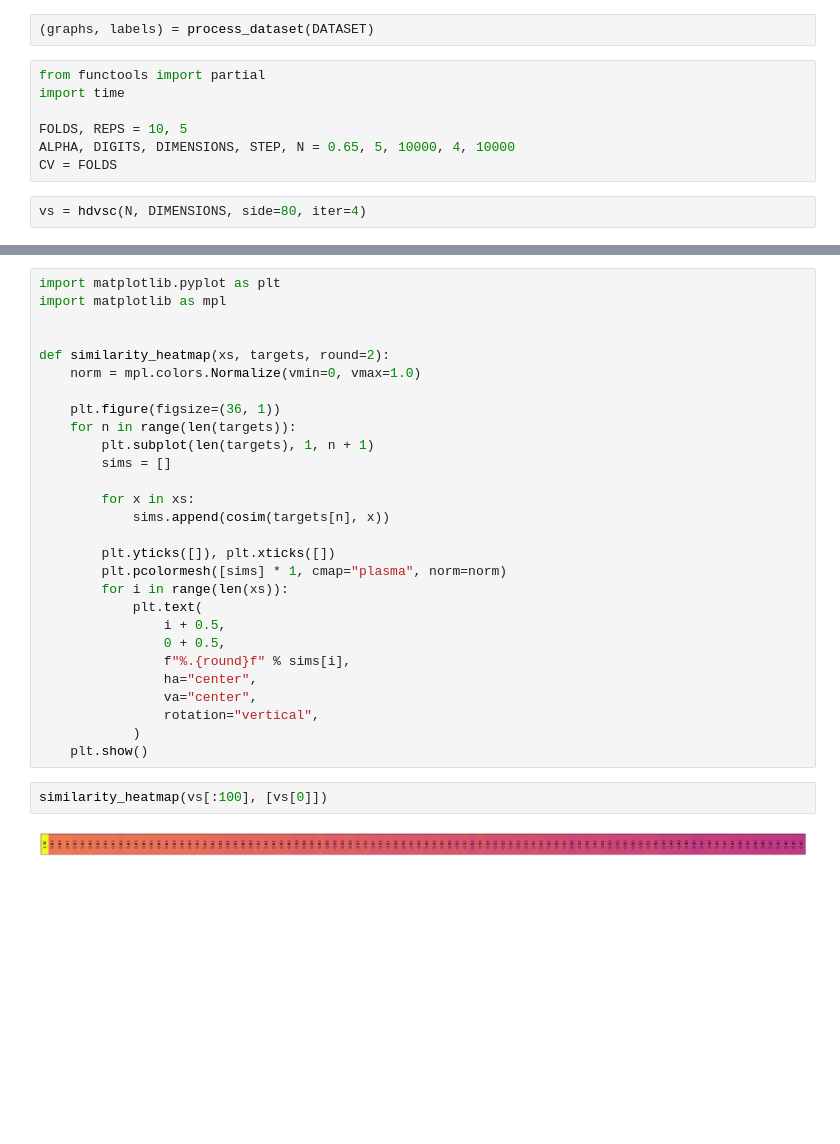
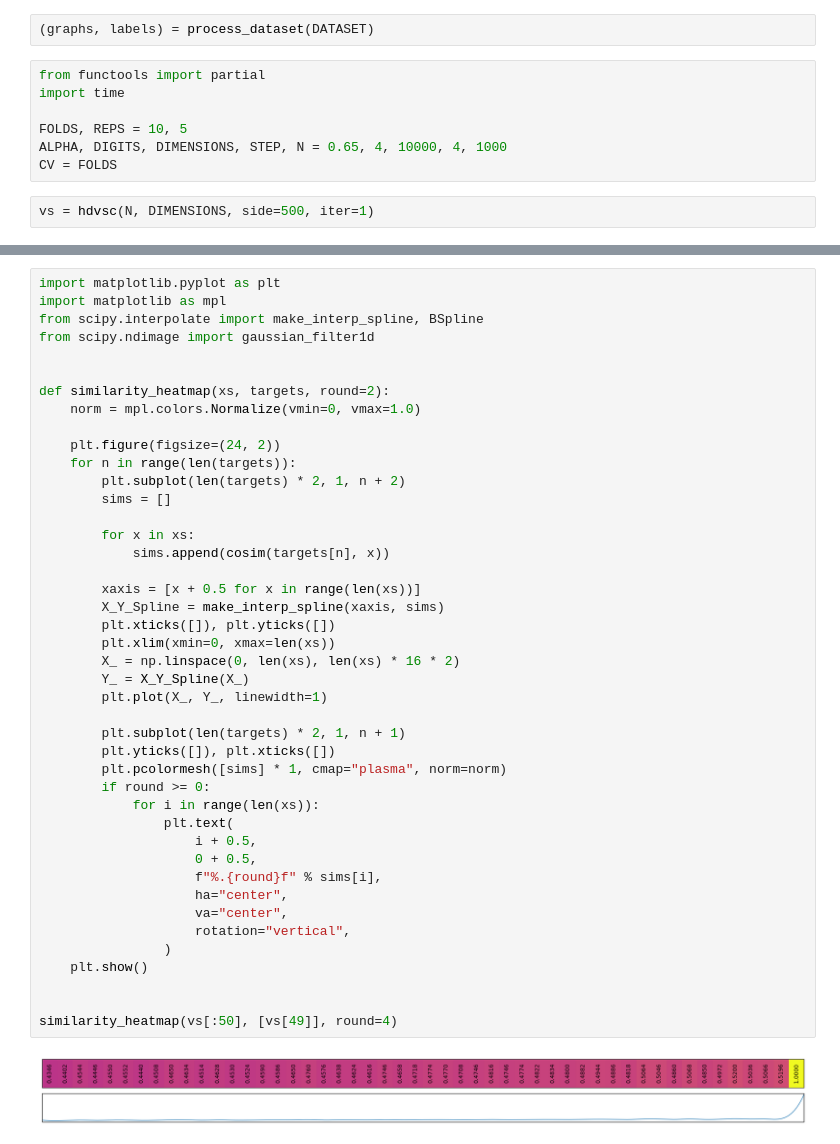
Before and after one commit to ignaciosica/hdc, a Jupyter notebook: papers/graph/graph.ipynb, the cells around one changed output, grey strips where cells are left out. Drawn from its saved outputs; the diff is of its cells as text; blank space fills up the shorter version.

Commit message:
improve similarity heatmap

```diff
--- a/papers/graph/graph.ipynb
+++ b/papers/graph/graph.ipynb
@@ -135,10 +133,10 @@ from functools import partial
 import time
 
 FOLDS, REPS = 10, 5
-ALPHA, DIGITS, DIMENSIONS, STEP, N = 0.65, 5, 10000, 4, 10000
+ALPHA, DIGITS, DIMENSIONS, STEP, N = 0.65, 4, 10000, 4, 1000
 CV = FOLDS
 # %%
-vs = hdvsc(N, DIMENSIONS, side=80, iter=4)
+vs = hdvsc(N, DIMENSIONS, side=500, iter=1)
 # %%
 encoders = [
     partial(encode_graphe, dimensions=DIMENSIONS),
@@ -177,32 +175,45 @@ S => 0.83368 T => 7.40499
 # %%
 import matplotlib.pyplot as plt
 import matplotlib as mpl
+from scipy.interpolate import make_interp_spline, BSpline
+from scipy.ndimage import gaussian_filter1d
 
 
 def similarity_heatmap(xs, targets, round=2):
     norm = mpl.colors.Normalize(vmin=0, vmax=1.0)
 
-    plt.figure(figsize=(36, 1))
+    plt.figure(figsize=(24, 2))
     for n in range(len(targets)):
-        plt.subplot(len(targets), 1, n + 1)
+        plt.subplot(len(targets) * 2, 1, n + 2)
         sims = []
 
         for x in xs:
             sims.append(cosim(targets[n], x))
 
+        xaxis = [x + 0.5 for x in range(len(xs))]
+        X_Y_Spline = make_interp_spline(xaxis, sims)
+        plt.xticks([]), plt.yticks([])
+        plt.xlim(xmin=0, xmax=len(xs))
+        X_ = np.linspace(0, len(xs), len(xs) * 16 * 2)
+        Y_ = X_Y_Spline(X_)
+        plt.plot(X_, Y_, linewidth=1)
+
+        plt.subplot(len(targets) * 2, 1, n + 1)
         plt.yticks([]), plt.xticks([])
         plt.pcolormesh([sims] * 1, cmap="plasma", norm=norm)
-        for i in range(len(xs)):
-            plt.text(
-                i + 0.5,
-                0 + 0.5,
-                f"%.{round}f" % sims[i],
-                ha="center",
-                va="center",
-                rotation="vertical",
-            )
+        if round >= 0:
+            for i in range(len(xs)):
+                plt.text(
+                    i + 0.5,
+                    0 + 0.5,
+                    f"%.{round}f" % sims[i],
+                    ha="center",
+                    va="center",
+                    rotation="vertical",
+                )
     plt.show()
+
+
+similarity_heatmap(vs[:50], [vs[49]], round=4)
+# %% [output]
+[figure, added]
-# %%
-similarity_heatmap(vs[:100], [vs[0]])
-# %% [output]
-[figure, removed]
```
Also changed, not shown: parts of 3 cells of this notebook.
